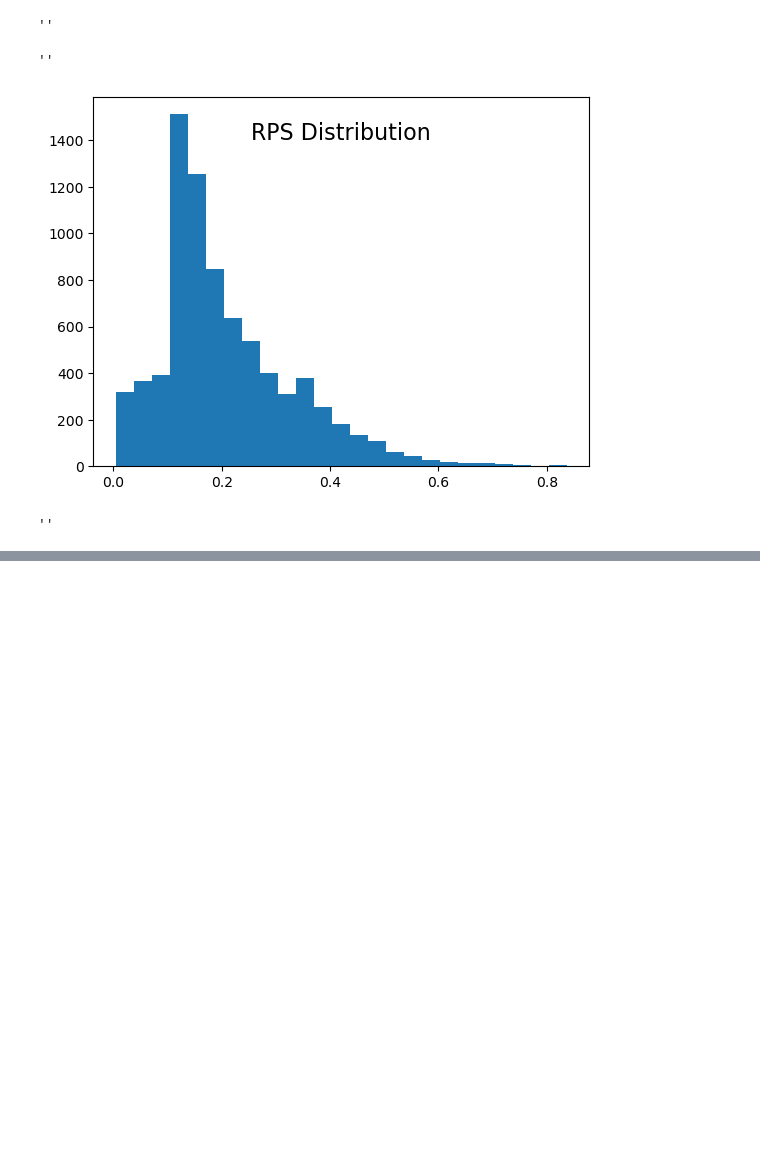
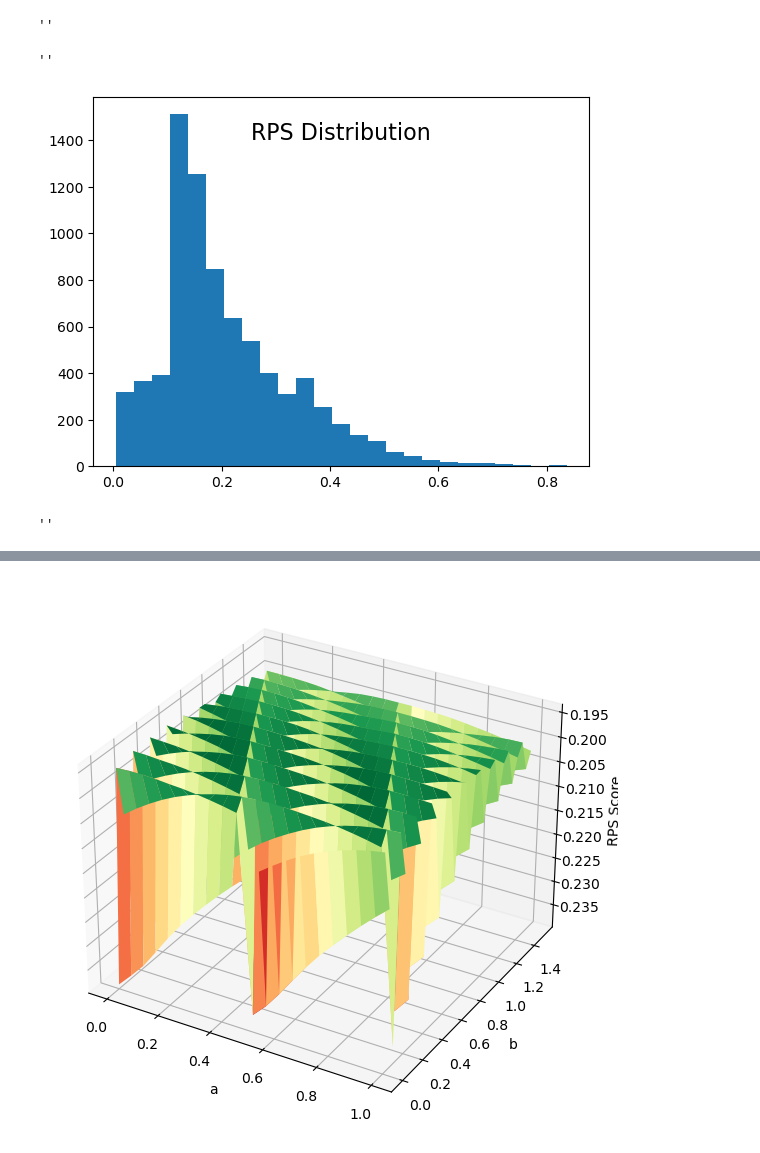
Before and after one commit to hyrogan/Soccer-Prediction, a Jupyter notebook: BT-v2.4.1.ipynb, the cells around one changed output, grey strips where cells are left out. Saved outputs shown, nothing was run; the diff lists cells and outputs as text; code cells hidden in the pictures; blank space fills up the shorter version.

Commit message:
included a parameter optimization on 'a' and 'b' and added plots

```diff
--- a/BT-v2.4.1.ipynb
+++ b/BT-v2.4.1.ipynb
@@ -397,9 +398,8 @@ def calculate_probabilities(features):
     return probabilities[0]
 # %%
 # Function to calculate the rating difference between two teams
-def calculate_rating_difference(HomeTeam, AwayTeam, competition, ratings, league_ratings, team_to_league, a):
+def calculate_rating_difference(HomeTeam, AwayTeam, competition, ratings, league_ratings, team_to_league, a, b):
 
-    #a = 0.2
 
     competition1 = competition
     competition2 = competition
@@ -420,8 +420,8 @@ def calculate_rating_difference(HomeTeam, AwayTeam, competition, ratings, league
         away_rating_y = provisional_ratings_y[1]
 
     if competition == 'INT0':
-        home_rating_x = a * home_rating_x + (1 - a) * league_ratings[competition1]['brH']
-        away_rating_y = a * away_rating_y + (1 - a) * league_ratings[competition2]['brA']
+        home_rating_x = a * home_rating_x + b * league_ratings[competition1]['brH']
+        away_rating_y = a * away_rating_y + b * league_ratings[competition2]['brA']
 
     # Calculate rating difference
     rating_difference = home_rating_x - away_rating_y
@@ -444,7 +444,7 @@ def predict_outcomes(df_fixtures, ratings, learning_rate_lambda, learning_rate_g
             league_tables[competition] = pd.DataFrame(columns=['team', 'games_played', 'points'])
 
 
-        rating_difference = calculate_rating_difference(HomeTeam, AwayTeam, competition, ratings, league_ratings_fake, team_to_league_fake, 1)
+        rating_difference = calculate_rating_difference(HomeTeam, AwayTeam, competition, ratings, league_ratings_fake, team_to_league_fake, 1, 0)
 
         #features = [prH_x, prA_x, prH_y, prA_y]
         features = [rating_difference]
@@ -495,7 +495,7 @@ def predict_outcomes(df_fixtures, ratings, learning_rate_lambda, learning_rate_g
 
     return all_rps, league_tables
 # %%
-def predict_outcomes_int(df_int_fixtures, ratings, league_ratings, team_to_league, learning_rate_lambda, learning_rate_gamma, a):
+def predict_outcomes_int(df_int_fixtures, ratings, league_ratings, team_to_league, learning_rate_lambda, learning_rate_gamma, a, b):
 
     int_rps = []
 
@@ -507,7 +507,7 @@ def predict_outcomes_int(df_int_fixtures, ratings, league_ratings, team_to_leagu
         competition = row['Div']
 
 
-        rating_difference = calculate_rating_difference(HomeTeam, AwayTeam, competition, ratings, league_ratings, team_to_league, a)
+        rating_difference = calculate_rating_difference(HomeTeam, AwayTeam, competition, ratings, league_ratings, team_to_league, a, b)
 
         #features = [prH_x, prA_x, prH_y, prA_y]
         features = [rating_difference]
@@ -617,7 +617,7 @@ def train_model(df_train):
 df_results = pd.read_csv('../data/season_2010-2022_sorted_compressed.csv')
 
 # Load the fixtures data file for the season 2022-2023
-df_fixtures = pd.read_csv('../data/season_2022-2023_sorted.csv')
+df_fixtures = pd.read_csv('../data/season_2022-2023_sorted_top.csv')
 
 # Load the international results data file
 df_int_results = pd.read_csv('../data/season_2016-2021_INT.csv')
@@ -685,7 +685,7 @@ mean_rps = np.mean(all_rps)
 print("Average RPS Score across all competitions:", mean_rps)
 
 
-int_rps = predict_outcomes_int(df_int_fixtures, ratings, league_ratings, team_to_league, learning_rate_lambda, learning_rate_gamma, 0.1)
+int_rps = predict_outcomes_int(df_int_fixtures, ratings, league_ratings, team_to_league, learning_rate_lambda, learning_rate_gamma, 0.25, 1.05)
 
 
 ;
@@ -955,0 +941,19 @@ plt.show()
+# %%
+# Generate meshgrid for 3D plot
+a_grid, b_grid = np.meshgrid(potential_a_values, potential_b_values)
+
+# Reshape rps_values into grid
+rps_grid = np.array(rps_values).reshape(a_grid.shape)
+
+# Create 3D surface plot
+fig = plt.figure(figsize=(10, 7))
+ax = fig.add_subplot(111, projection='3d')
+surf = ax.plot_surface(a_grid, b_grid, rps_grid, cmap='RdYlGn_r', edgecolor='none')
+ax.set_xlabel('a')
+ax.set_ylabel('b')
+ax.set_zlabel('RPS Score', fontsize=10, labelpad=5)
+ax.invert_zaxis()  # To make lower scores appear higher
+plt.savefig("../images/3d_plot_ab_rps.png", dpi=300)
+plt.show()
+# %% [output]
+[figure, added]
```
Also changed, not shown: parts of 6 cells of this notebook.
